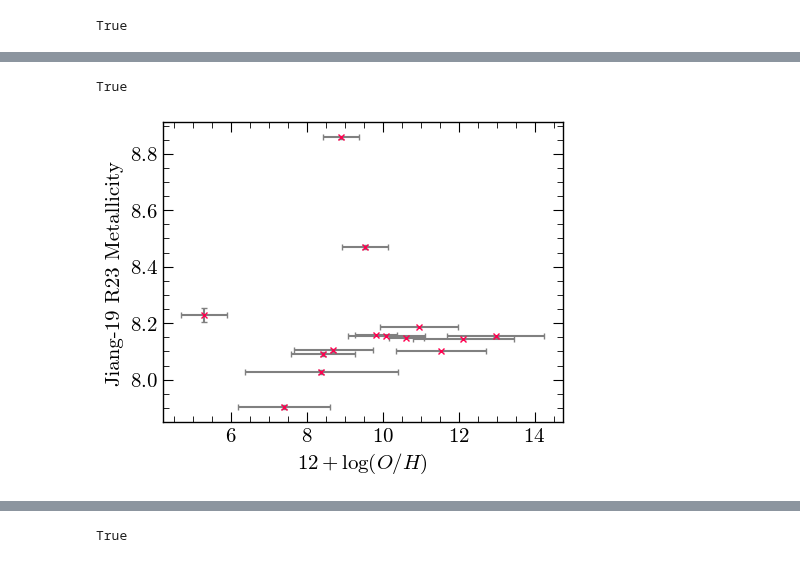
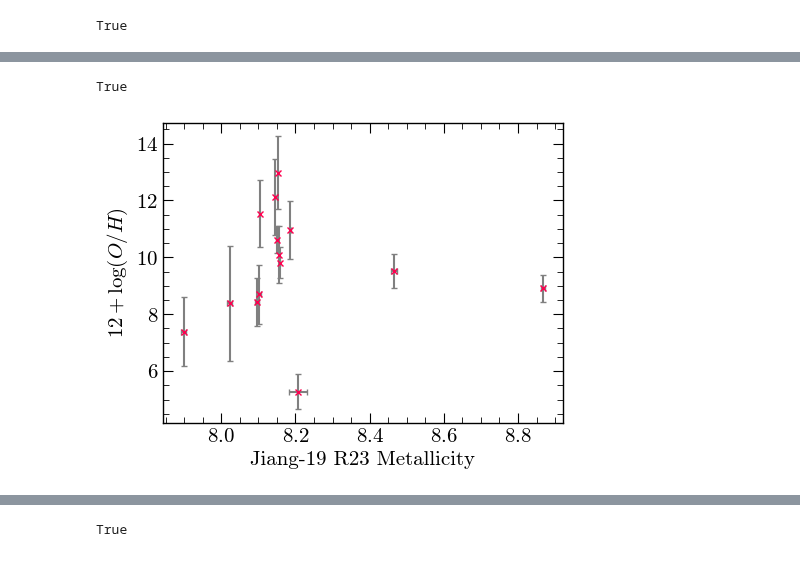
Before and after one commit to 0hardytom/eelgs, a Jupyter notebook: notebooks/week4/ifu_tools_devwk4.ipynb, the cells around one changed output, grey strips where cells are left out. Cells and saved outputs as stored; diff of their text form; code cells hidden in the pictures.

```diff
--- a/notebooks/week4/ifu_tools_devwk4.ipynb
+++ b/notebooks/week4/ifu_tools_devwk4.ipynb
@@ -594,13 +659,13 @@ r23s1 = np.concatenate([test2.ex_table['R23'].data, test.ex_table['R23'].data])
 r23s_e = np.concatenate([test2.ex_table['R23_e'].data, test.ex_table['R23_e'].data])
 # %%
 fig, ax = pf.create_plot()
-ax.errorbar(r23s1,j19s1, marker='x', color='#ff004f',fmt='o', markersize=5, ecolor='gray', capsize=2, xerr=r23s_e,yerr=j19s1_e )
-ax.set_ylabel(r'Jiang-19 R23 Metallicity')
-ax.set_xlabel(r'$12+\log(O/H)$')
+ax.errorbar(j19s1,r23s1, marker='x', color='#ff004f',fmt='o', markersize=5, ecolor='gray', capsize=2, yerr=r23s_e,xerr=j19s1_e )
+ax.set_xlabel(r'Jiang-19 R23 Metallicity')
+ax.set_ylabel(r'$12+\log(O/H)$')
 pf.fix_plot([ax])
 # %% [output]
 True
-[figure, old version]
+[figure, new version]
 # %%
 fig, ax = pf.create_plot()
 ax.errorbar(test.ex_table['angdisp'],test.ex_table['Z_dir'], yerr=test.ex_table['Z_dir_e'] ,fmt='x', markersize=3, ecolor='gray', capsize=2,color='#ff004f')
```
Also changed, not shown: parts of 4 cells of this notebook, 3 other files.
